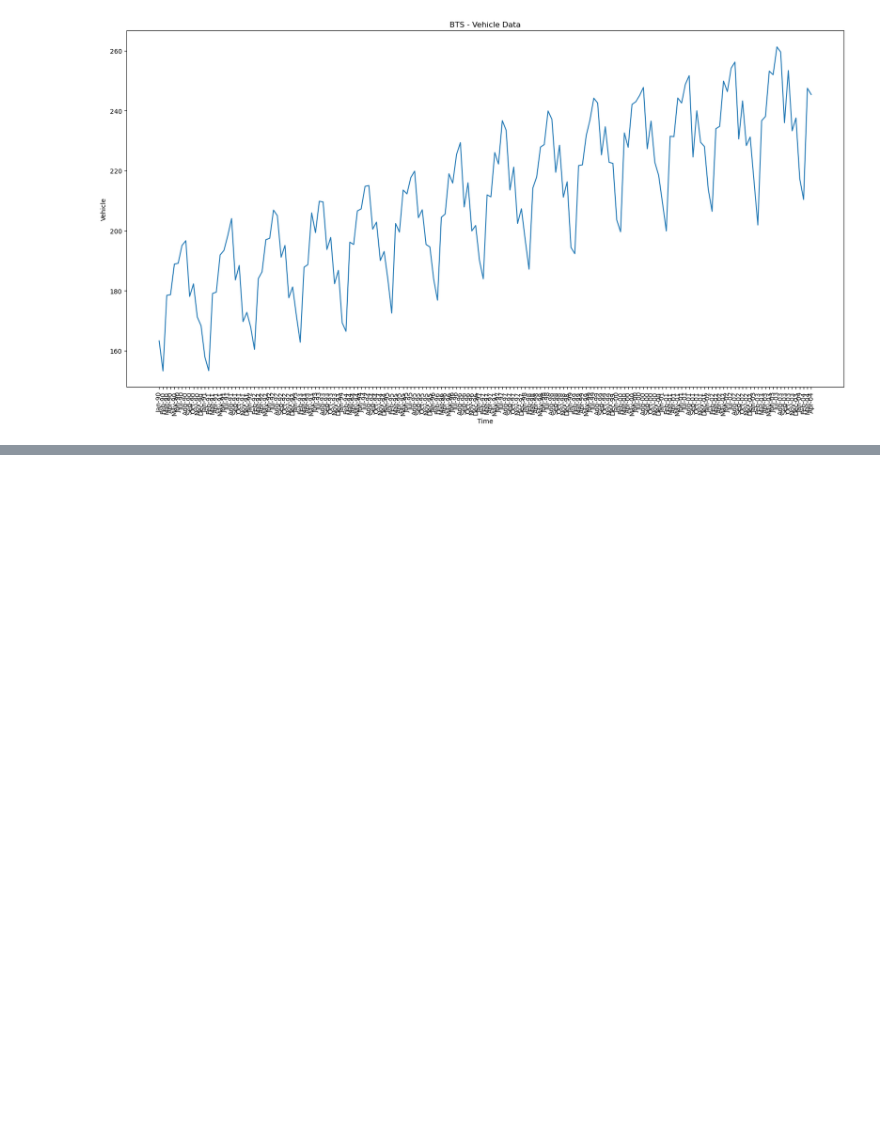
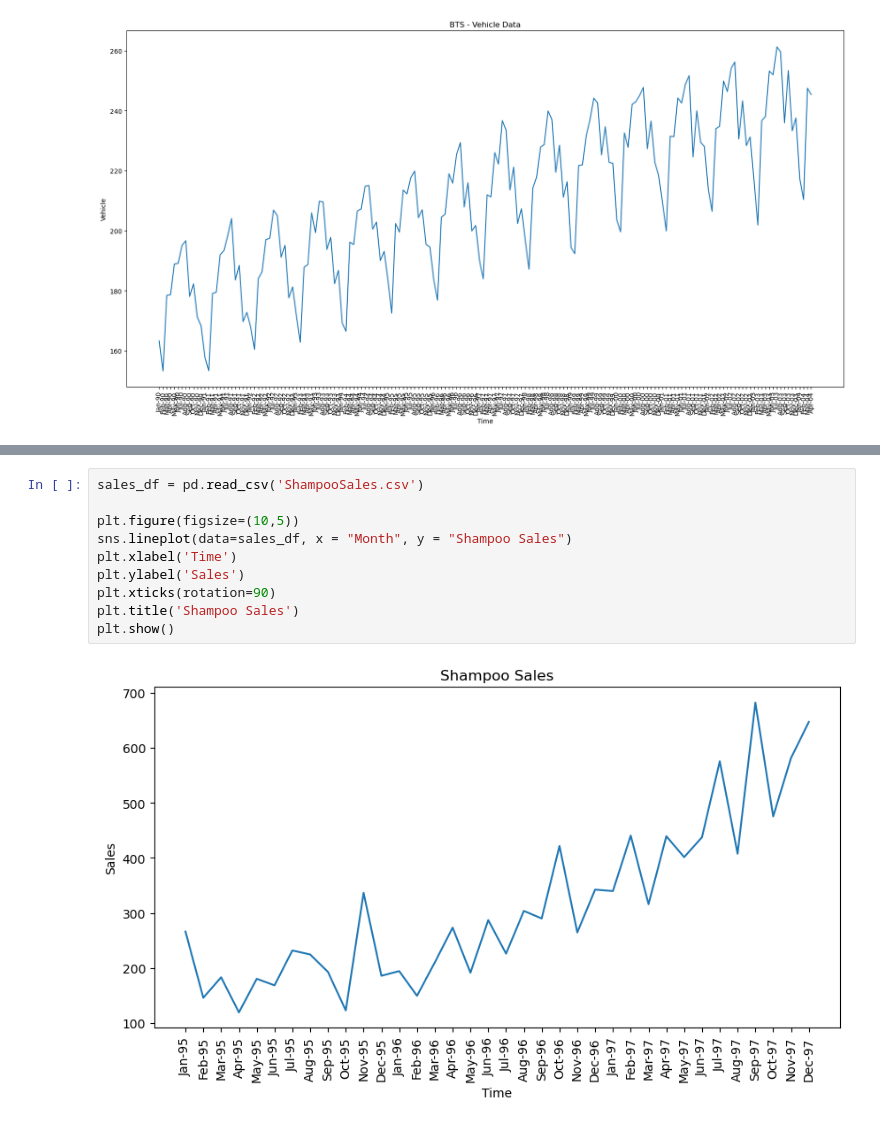
Before and after one commit to babli18/Time-Series, a Jupyter notebook: Assignment 1/Assignment1.ipynb, the cells around one changed output, grey strips where cells are left out. Saved outputs shown, nothing was run; the diff lists cells and outputs as text; blank space fills up the shorter version.

```diff
--- a/Assignment 1/Assignment1.ipynb
+++ b/Assignment 1/Assignment1.ipynb
@@ -74,0 +86,12 @@ plt.show()
+# %%
+sales_df = pd.read_csv('ShampooSales.csv')
+
+plt.figure(figsize=(10,5))
+sns.lineplot(data=sales_df, x = "Month", y = "Shampoo Sales")
+plt.xlabel('Time')
+plt.ylabel('Sales')
+plt.xticks(rotation=90)
+plt.title('Shampoo Sales')
+plt.show()
+# %% [output]
+[figure, added]
```
Also changed, not shown: parts of 18 cells of this notebook.
